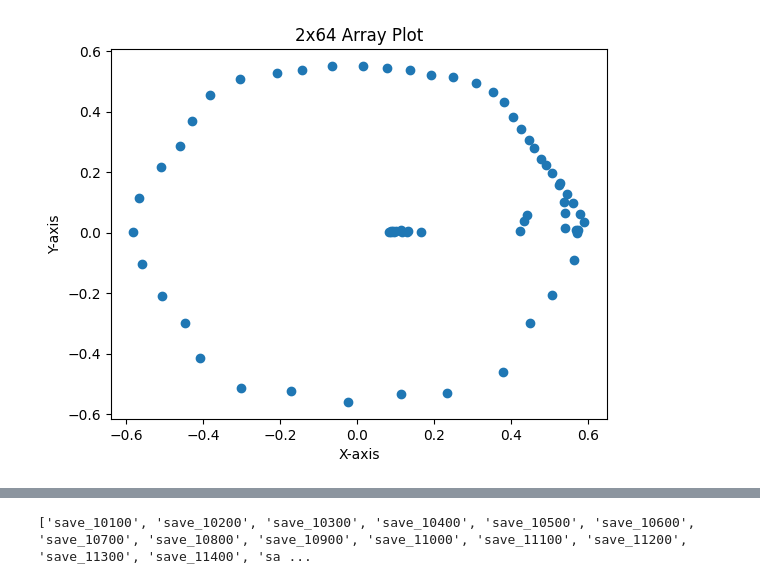
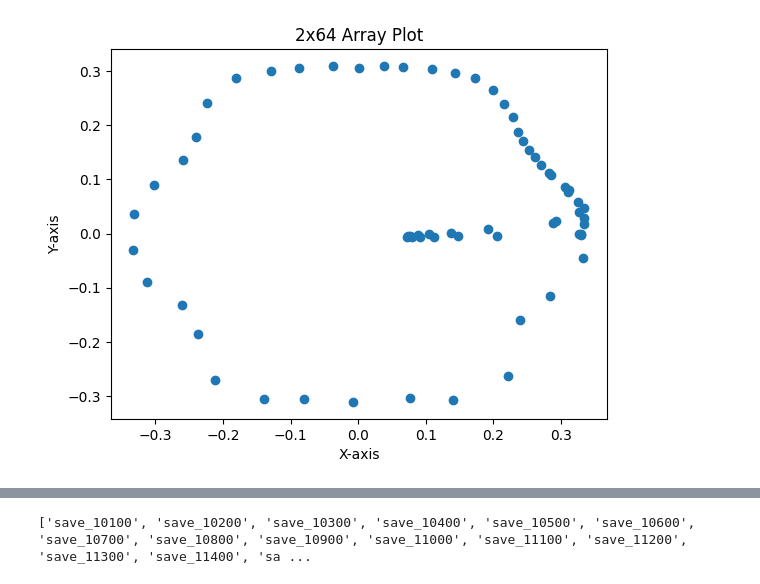
Before and after one commit to kevin866/pyiga, a Jupyter notebook: notebooks/read_json_data.ipynb, the cells around one changed output, grey strips where cells are left out. Cells and saved outputs as stored; diff of their text form; code cells hidden in the pictures.

```diff
--- a/notebooks/read_json_data.ipynb
+++ b/notebooks/read_json_data.ipynb
@@ -1,5 +1,5 @@
 # %%
 import json
 data = 0
-with open('C:\\Users\\mechadmin\\Desktop\superformula_dataset\\cpw-S2-n.json') as f:
+with open('C:\\Users\\mechadmin\\Desktop\superformula_dataset\\cp_w_epoch_20000.json') as f:
     data = json.load(f)
@@ -26,0 +33,3 @@ len(cpts)
+# %%
+cpts = data['cp']
+weights = data['w']
@@ -27,18 +56,18 @@ len(cpts)
 # %%
 import numpy as np
 import matplotlib.pyplot as plt
-cpt = np.array(cpts[300])
-weight = np.array(weights[300])
+cpt = np.array(cpts[0])
+weight = np.array(weights[10])
 
 # Plot the data
-plt.scatter(cpt[0], cpt[1])
+plt.scatter(cpt[:,0], cpt[:,1])
 
 # Add labels and title
 plt.xlabel('X-axis')
 plt.ylabel('Y-axis')
 plt.title('2x64 Array Plot')
 
 # Show the plot
 plt.show()
 # %% [output]
-[figure, old version]
+[figure, new version]
```
Also changed, not shown: parts of 12 cells of this notebook, 2 other files.
